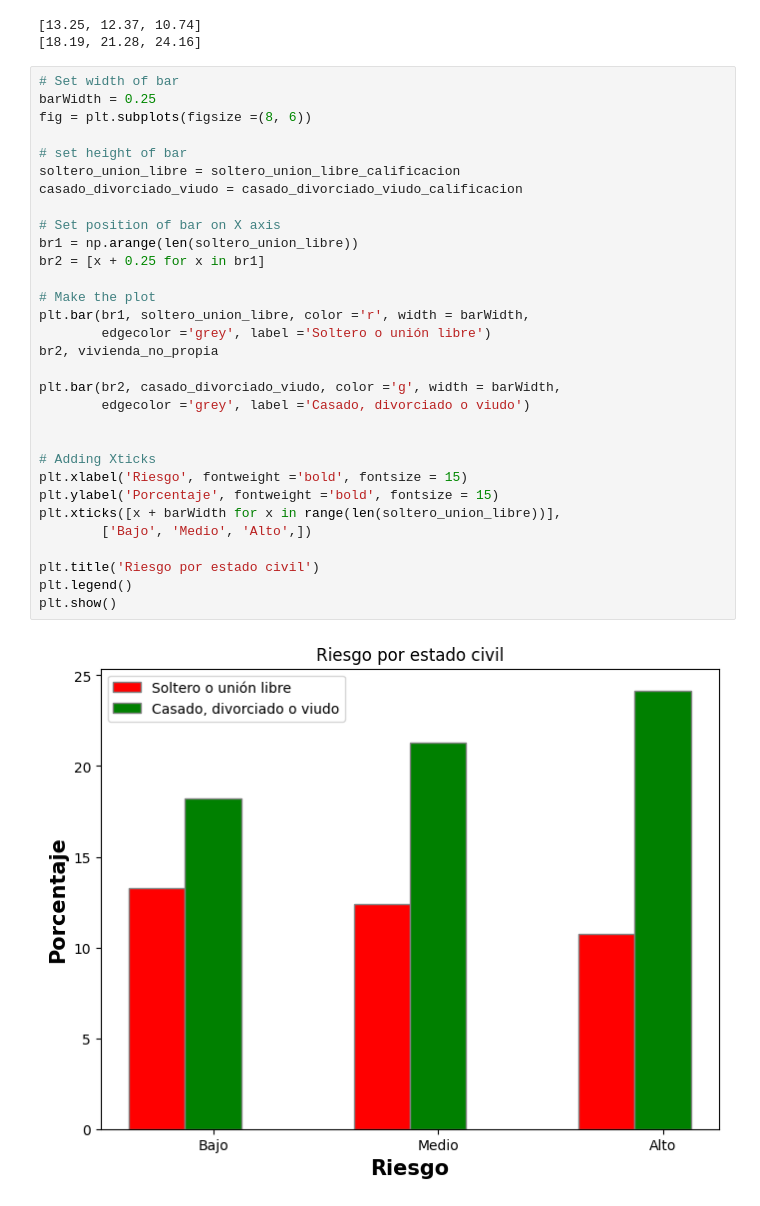
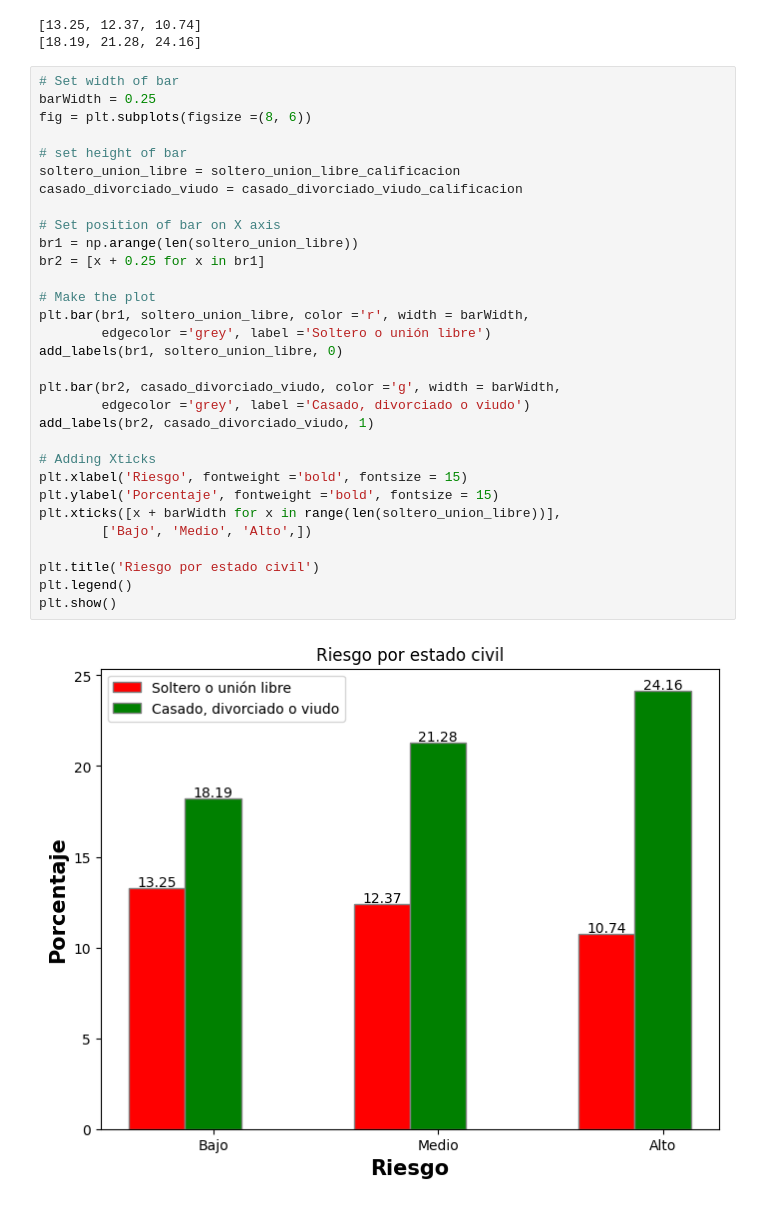
Before and after one commit to AndersCFR/CreditScoring, a Jupyter notebook: CreditScoring.ipynb, the cells around one changed output. Cells and saved outputs as stored; diff of their text form.

Commit message:
feat: visualizar porcentajes en gráficos de barras 2

```diff
--- a/CreditScoring.ipynb
+++ b/CreditScoring.ipynb
@@ -1675,33 +1675,33 @@ print(casado_divorciado_viudo_calificacion)
 # %%
 # Set width of bar
 barWidth = 0.25
 fig = plt.subplots(figsize =(8, 6))
 
 # set height of bar
 soltero_union_libre = soltero_union_libre_calificacion
 casado_divorciado_viudo = casado_divorciado_viudo_calificacion
 
 # Set position of bar on X axis
 br1 = np.arange(len(soltero_union_libre))
 br2 = [x + 0.25 for x in br1]
 
 # Make the plot
 plt.bar(br1, soltero_union_libre, color ='r', width = barWidth,
         edgecolor ='grey', label ='Soltero o unión libre')
-br2, vivienda_no_propia
+add_labels(br1, soltero_union_libre, 0)
 
 plt.bar(br2, casado_divorciado_viudo, color ='g', width = barWidth,
         edgecolor ='grey', label ='Casado, divorciado o viudo')
-
+add_labels(br2, casado_divorciado_viudo, 1)
 
 # Adding Xticks
 plt.xlabel('Riesgo', fontweight ='bold', fontsize = 15)
 plt.ylabel('Porcentaje', fontweight ='bold', fontsize = 15)
 plt.xticks([x + barWidth for x in range(len(soltero_union_libre))],
         ['Bajo', 'Medio', 'Alto',])
 
 plt.title('Riesgo por estado civil')
 plt.legend()
 plt.show()
 # %% [output]
-[figure, old version]
+[figure, new version]
```
Also changed, not shown: parts of 8 cells of this notebook.
